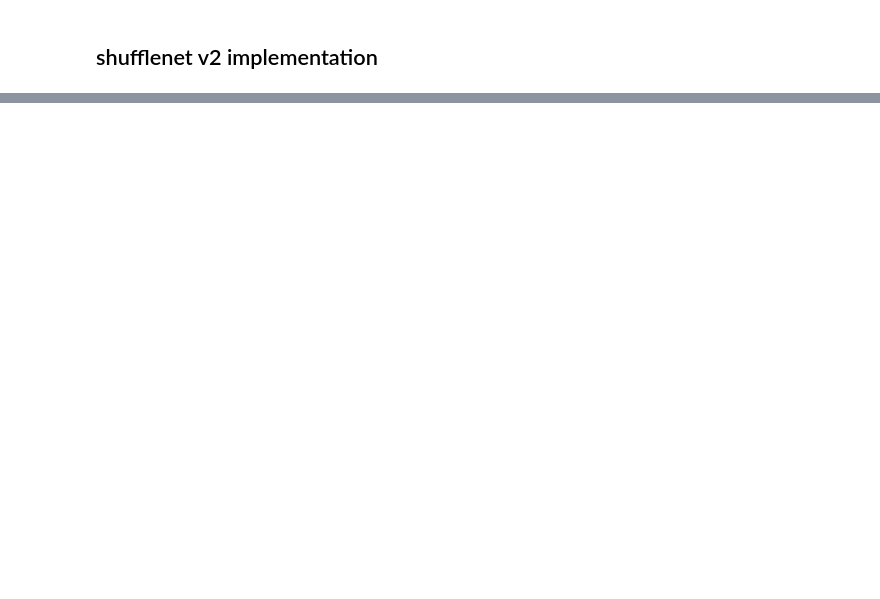
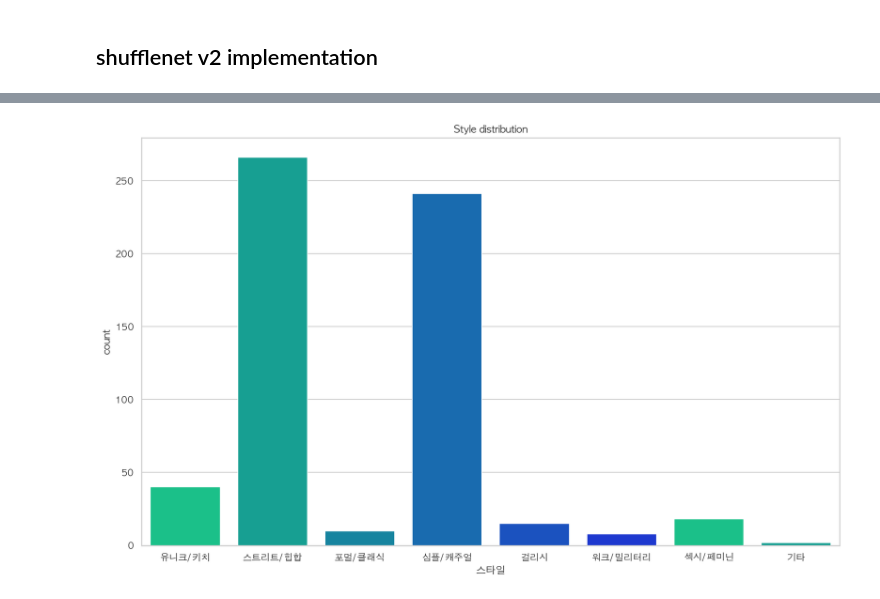
Before and after one commit to minus31/productRecommend, a Jupyter notebook: Tester.ipynb, the cells around one changed output, grey strips where cells are left out. Drawn from its saved outputs; the diff is of its cells as text; code cells hidden in the pictures; blank space fills up the shorter version.

```diff
--- a/Tester.ipynb
+++ b/Tester.ipynb
@@ -19,3 +19,6 @@ from keras.layers import BatchNormalization, Lambda, AveragePooling2D
 from keras.layers import GlobalAveragePooling2D, Activation, concatenate
 from keras.regularizers import l2
 from keras.utils import multi_gpu_model
+%config InlineBackend.figure_formats = {'png', 'retina'}
+mpl.rc('font', family='AppleGothic')
+mpl.rc('axes', unicode_minus=False)
@@ -111,0 +115,2 @@ keras.callbacks.TensorBoard(log_dir="./logs/", update_freq='batch')
+# %%
+df = pd.read_csv("./data/train/train.csv")
@@ -111,0 +139,7 @@ keras.callbacks.TensorBoard(log_dir="./logs/", update_freq='batch')
+# %%
+plt.figure(figsize=(15,9))
+sns.countplot(df[r"스타일"], palette=sns.palettes.color_palette("winter_r"))
+plt.title("Style distribution")
+plt.show()
+# %% [output]
+[figure, added]
```
Also changed, not shown: parts of 31 cells of this notebook, 1 other file.
